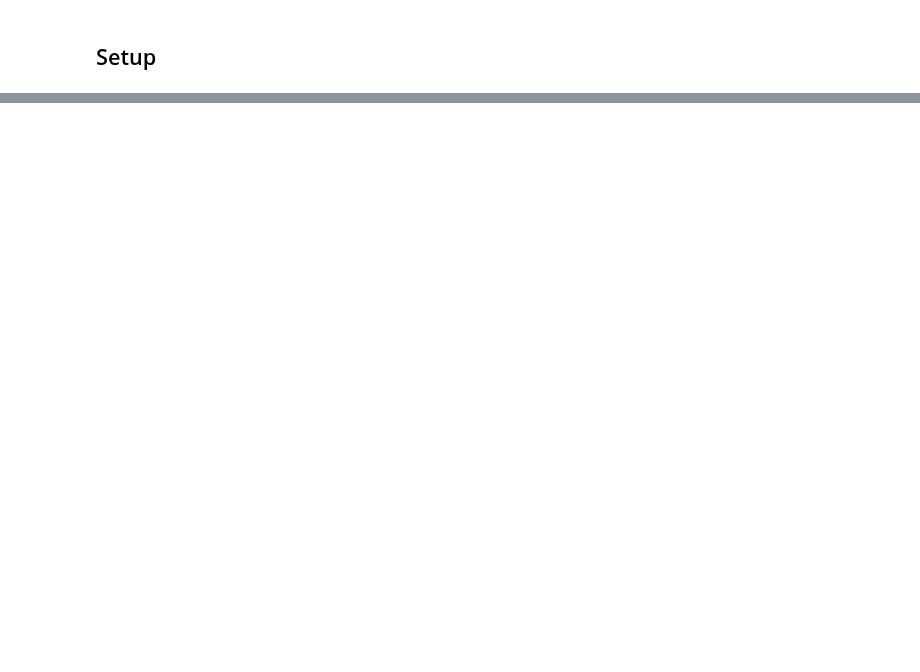
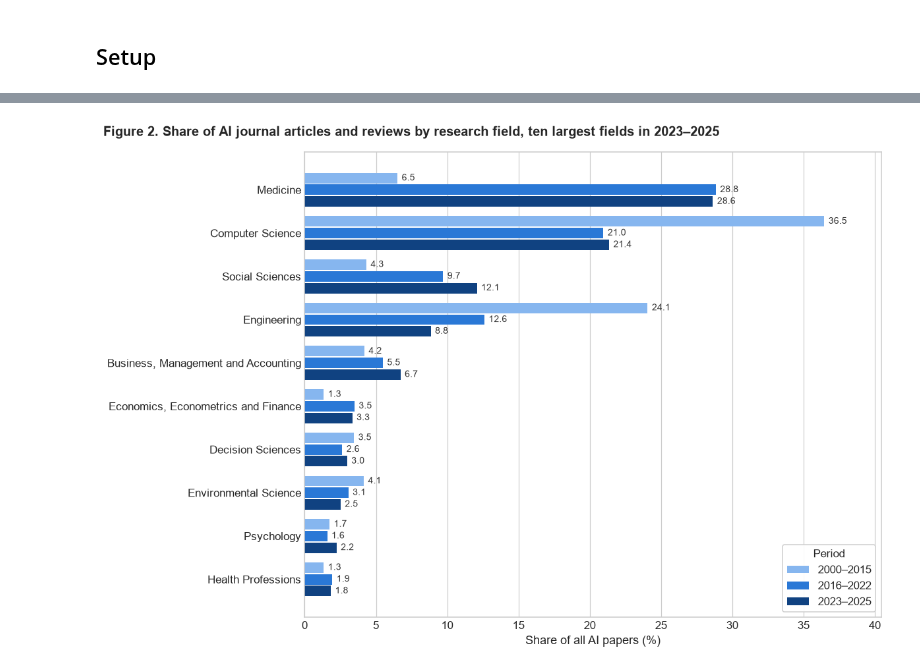
Before and after one commit to rola2005-klc/datasci530fall2026, a Jupyter notebook: Lecture 07/DATASCI530_Assignment3.ipynb, the cells around one changed output, grey strips where cells are left out. Cells and saved outputs as stored; diff of their text form; code cells hidden in the pictures; blank space fills up the shorter version.

```diff
--- a/Lecture 07/DATASCI530_Assignment3.ipynb
+++ b/Lecture 07/DATASCI530_Assignment3.ipynb
@@ -1573,0 +538,32 @@ Table A1
+# %%
+list_plot_fields   = list(list_top_fields)[::-1]           # largest field at the top
+list_period_colors = ["#86b6ef", "#2a78d6", "#104281"]     # light = early period, dark = recent
+positions          = np.arange(len(list_plot_fields))
+bar_height         = 0.27
+
+fig, ax = plt.subplots(figsize = (11, 7.5))
+
+# Grouped bars: one bar per period for each field, with the value at the end of each bar
+index = 0
+for period in dict_periods:
+    bar_positions = positions - (index - 1) * bar_height
+    values        = share_wide.loc[list_plot_fields, period]
+    ax.barh(bar_positions, values, height = bar_height * 0.9, color = list_period_colors[index], label = period)
+    for j in range(len(list_plot_fields)):
+        ax.text(values.iloc[j] + 0.3, bar_positions[j], f"{values.iloc[j]:.1f}",
+                va = "center", fontsize = 9, color = "#333")
+    index = index + 1
+
+ax.set_xlim(0, share_wide.loc[list_plot_fields].max().max() + 4)   # room for the value labels
+ax.set_yticks(positions)
+ax.set_yticklabels(list_plot_fields)
+ax.set_xlabel("Share of all AI papers (%)")
+ax.grid(axis = "y", visible = False)
+ax.legend(title = "Period", loc = "lower right", frameon = True, framealpha = 0.95)
+
+fig.suptitle("Figure 2. Share of AI journal articles and reviews by research field, ten largest fields in 2023–2025",
+             fontsize = 13, fontweight = "bold", x = 0.01, ha = "left")
+fig.tight_layout()
+plt.show()
+# %% [output]
+[figure, added]
```
Also changed, not shown: parts of 69 cells of this notebook, 2 other files.
